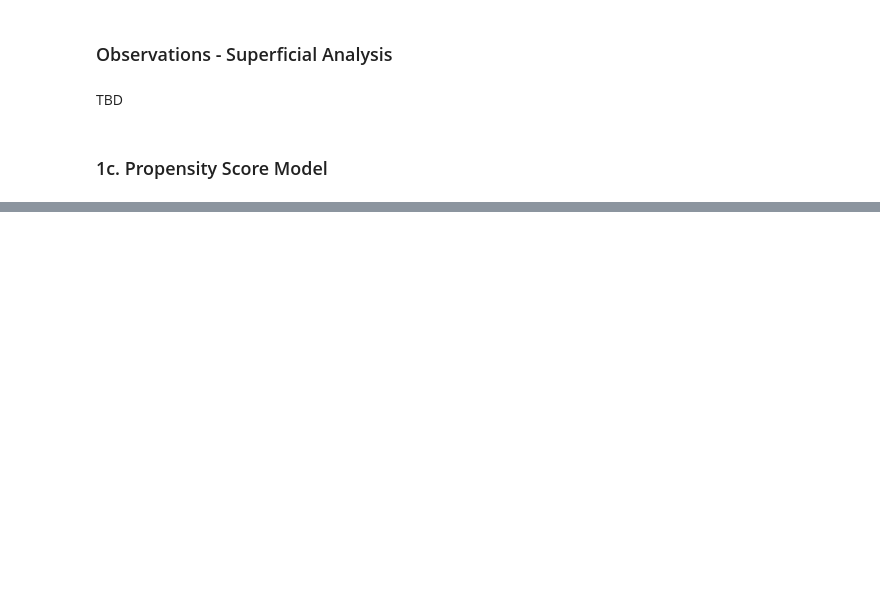
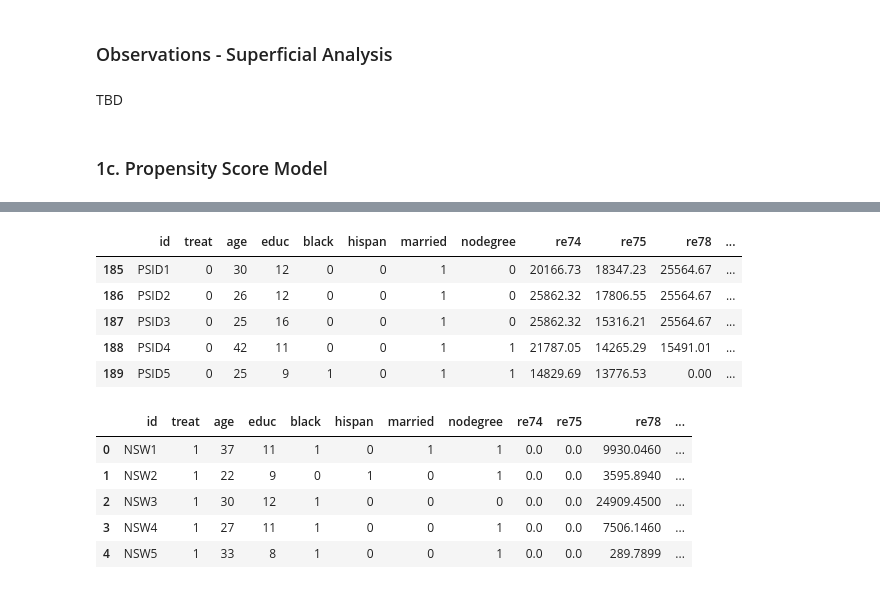
Before and after one commit to sanadhis/ADA-2017, a Jupyter notebook: 04 - Applied ML/Homework04.ipynb, the cells around one changed output, grey strips where cells are left out. Saved outputs shown, nothing was run; the diff lists cells and outputs as text; code cells hidden in the pictures; blank space fills up the shorter version.

```diff
--- a/04 - Applied ML/Homework04.ipynb
+++ b/04 - Applied ML/Homework04.ipynb
@@ -329,0 +348,23 @@ Number of Control Subject:  429
+# %%
+df_combined_prop_scr                 = df_combined
+df_combined_prop_scr['pr_control']   = pred['pr_control']
+df_combined_prop_scr['pr_treatment'] = pred['pr_treatment']
+
+df_control_prop_scr   = df_combined_prop_scr.loc[df_combined_prop_scr['treat']==0]
+df_treatment_prop_scr = df_combined_prop_scr.loc[df_combined_prop_scr['treat']==1]
+
+display(df_control_prop_scr.head(5))
+display(df_treatment_prop_scr.head(5))
+# %% [output]
+|  | id | treat | age | educ | black | hispan | married | nodegree | re74 | re75 | re78 | ... |
+| 185 | PSID1 | 0 | 30 | 12 | 0 | 0 | 1 | 0 | 20166.73 | 18347.23 | 25564.67 | ... |
+| 186 | PSID2 | 0 | 26 | 12 | 0 | 0 | 1 | 0 | 25862.32 | 17806.55 | 25564.67 | ... |
+| 187 | PSID3 | 0 | 25 | 16 | 0 | 0 | 1 | 0 | 25862.32 | 15316.21 | 25564.67 | ... |
+| 188 | PSID4 | 0 | 42 | 11 | 0 | 0 | 1 | 1 | 21787.05 | 14265.29 | 15491.01 | ... |
+| 189 | PSID5 | 0 | 25 | 9 | 1 | 0 | 1 | 1 | 14829.69 | 13776.53 | 0.00 | ... |
+|  | id | treat | age | educ | black | hispan | married | nodegree | re74 | re75 | re78 | ... |
+| 0 | NSW1 | 1 | 37 | 11 | 1 | 0 | 1 | 1 | 0.0 | 0.0 | 9930.0460 | ... |
+| 1 | NSW2 | 1 | 22 | 9 | 0 | 1 | 0 | 1 | 0.0 | 0.0 | 3595.8940 | ... |
+| 2 | NSW3 | 1 | 30 | 12 | 1 | 0 | 0 | 0 | 0.0 | 0.0 | 24909.4500 | ... |
+| 3 | NSW4 | 1 | 27 | 11 | 1 | 0 | 0 | 1 | 0.0 | 0.0 | 7506.1460 | ... |
+| 4 | NSW5 | 1 | 33 | 8 | 1 | 0 | 0 | 1 | 0.0 | 0.0 | 289.7899 | ... |
```
Also changed, not shown: parts of 8 cells of this notebook.
